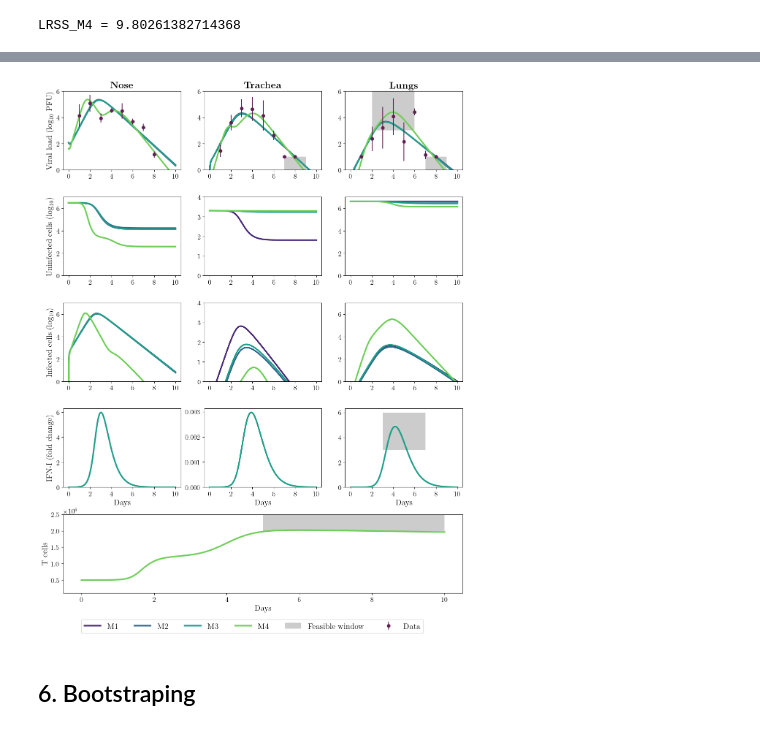
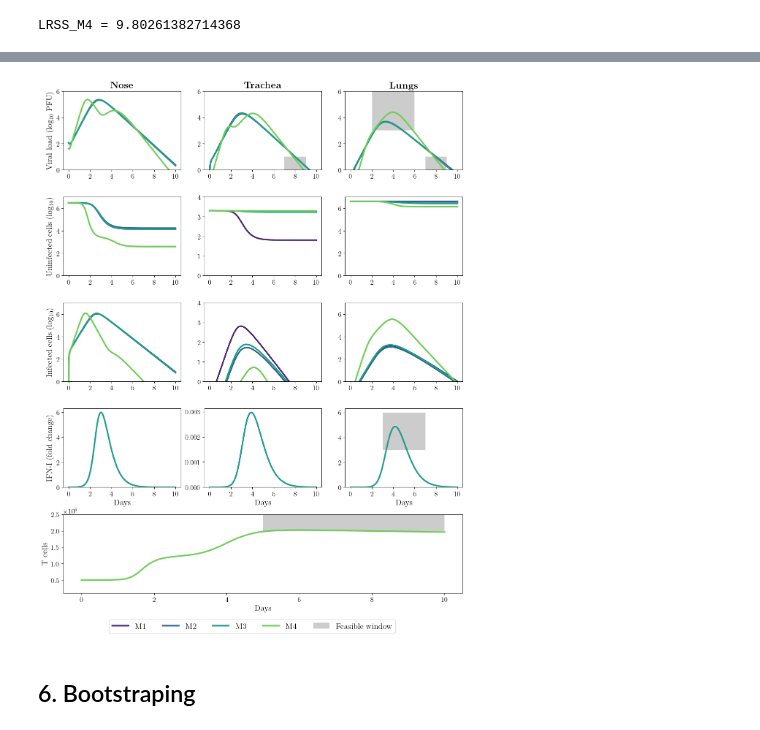
Before and after one commit to systemsmedicine/FluFit3Comp, a Jupyter notebook: fluFit3.ipynb, the cells around one changed output, grey strips where cells are left out. Saved outputs shown, nothing was run; the diff lists cells and outputs as text; code cells hidden in the pictures.

```diff
--- a/fluFit3.ipynb
+++ b/fluFit3.ipynb
@@ -727,9 +335,6 @@ for idx in range(3):
     ax.plot(t, safeLog10(V_M2[:, idx]), color=viridis_pal[2], lw=3, label="M2")
     ax.plot(t, safeLog10(V_M3[:, idx]), color=viridis_pal[4], lw=3, label="M3")
     ax.plot(t, safeLog10(V_M4[:, idx]), color=viridis_pal[6], lw=3, label="M4")
-    # ax.scatter(dfData_V['Day'], dfData_V.iloc[:, idx+1], color=rocket_pal[0], s=50, label="Data")
-    ax.errorbar(x=dfData_V['Day'], y=dfData_V.iloc[:, idx+1], yerr=dfData_V.iloc[:, idx+4], fmt='o',
-                color=rocket_pal[0], label="Data")
     if idx == 0:
         ax.set_ylabel("Viral load (log$_{10}$ PFU)")
         ax.set_title(r"\bf{Nose}")
@@ -794,36 +399,33 @@ for idx in range(3):
         tmin, tmax = 3, 7
         fmin, fmax = 3, 6
         rect = plt.Rectangle((tmin, fmin), tmax-tmin, fmax-fmin, fc='gray', alpha = 0.4, zorder=-1)
         ax.add_patch(rect)
     ax.set_ylim((0))
     ax.set_xlabel("Days")
     # ax.legend()
 
 # Row 4: one plot spanning all three columns for T cell kinetics
 ax = fig.add_subplot(gs[4, :])
 ax.plot(t, T_M4, color=viridis_pal[6], lw=3, label="T cell")
 tmin, tmax = 5, 10
 Tmin, Tmax = 2e6, 5e6
 rect = plt.Rectangle((tmin, Tmin), tmax-tmin, Tmax-Tmin, fc='gray', alpha = 0.4, zorder=-1)
 ax.add_patch(rect)
 ax.set_ylim((1e5, 2.5e6))
 
 ax.set_ylabel("T cells")
 ax.set_xlabel("Days")
 
 fig.legend(handles, labels, loc="lower center", ncol=6, frameon=True, bbox_to_anchor=(0.5, -0.03))
 # fig.legend(handles, labels, loc="lower center", ncol=6, frameon=True)
 
 for ax in fig.axes:
     ax.xaxis.set_major_locator(MultipleLocator(2))
 
 plt.tight_layout(h_pad=0.2, w_pad=0.5)
 
-# plt.savefig("Models.pdf")
-# plt.savefig("Models.svg")
-
 plt.show()
 # %% [output]
-[figure, old version]
+[figure, new version]
 # %% [markdown]
 ## 6. Bootstraping
```
Also changed, not shown: parts of 53 cells of this notebook, 1 other file.
